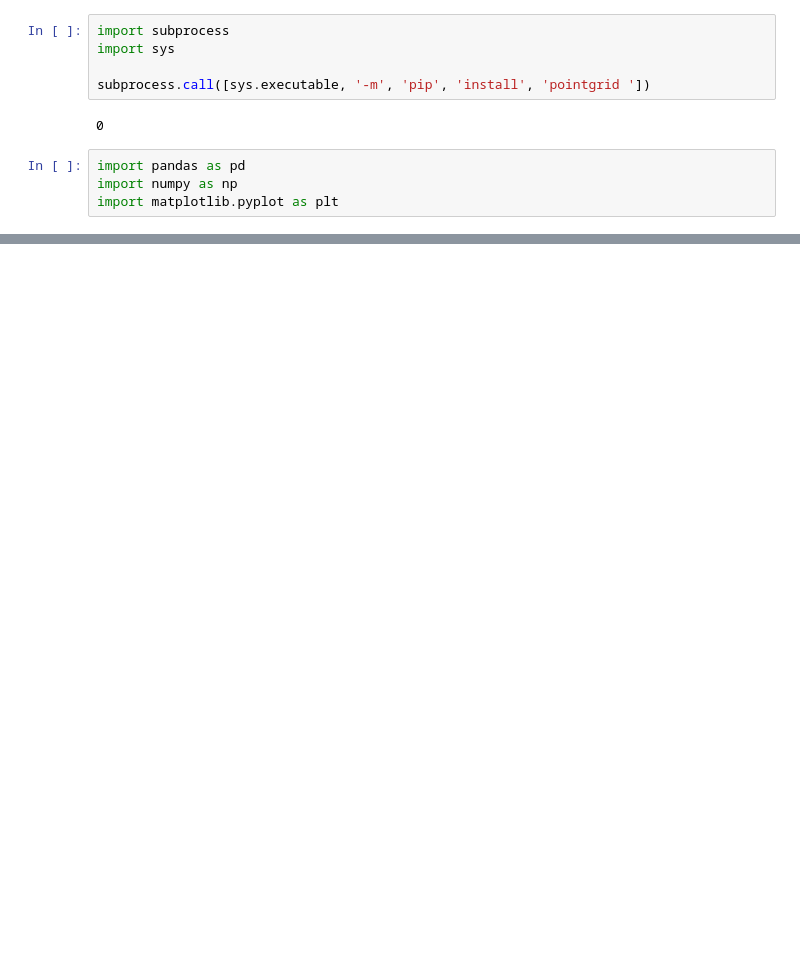
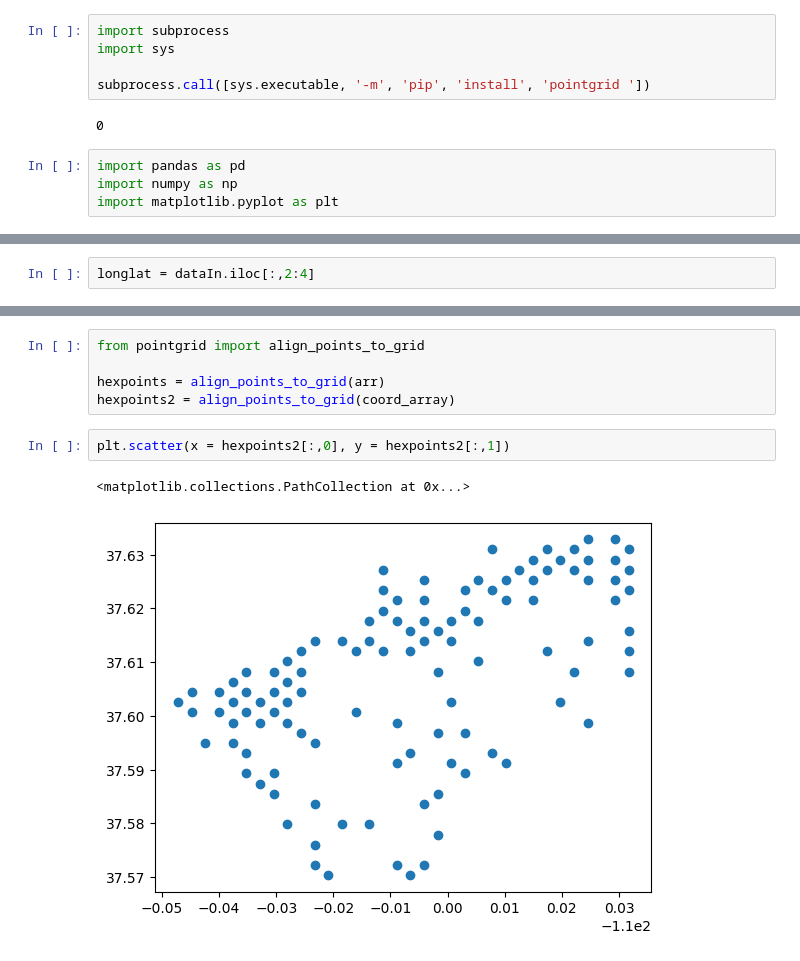
Before and after one commit to corwindark/arches_climate, a Jupyter notebook: point_cleaning.ipynb, the cells around one changed output, grey strips where cells are left out. Drawn from its saved outputs; the diff is of its cells as text; blank space fills up the shorter version.

Commit message:
image upload

```diff
--- a/point_cleaning.ipynb
+++ b/point_cleaning.ipynb
@@ -23,0 +23,2 @@ dataIn.head()
+# %%
+longlat = dataIn.iloc[:,2:4]
@@ -23,0 +61,10 @@ dataIn.head()
+# %%
+from pointgrid import align_points_to_grid
+
+hexpoints = align_points_to_grid(arr)
+hexpoints2 = align_points_to_grid(coord_array)
+# %%
+plt.scatter(x = hexpoints2[:,0], y = hexpoints2[:,1])
+# %% [output]
+<matplotlib.collections.PathCollection at 0x...>
+[figure, added]
```
Also changed, not shown: parts of 13 cells of this notebook, 3 other files.
